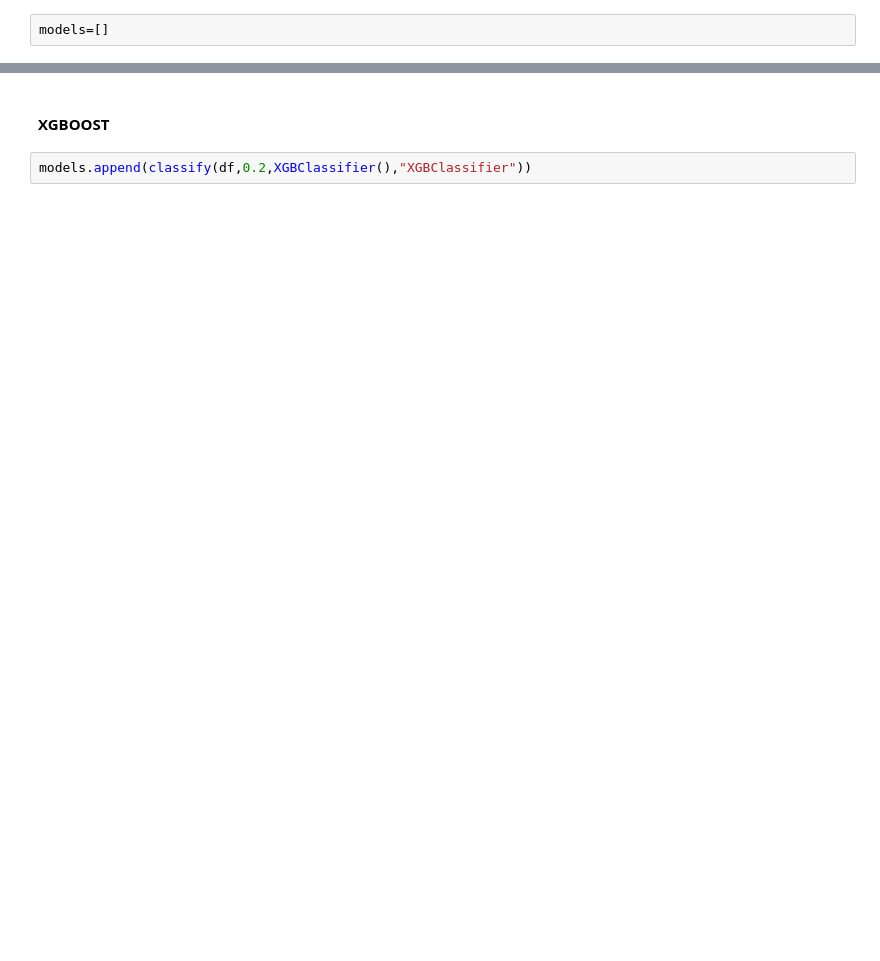
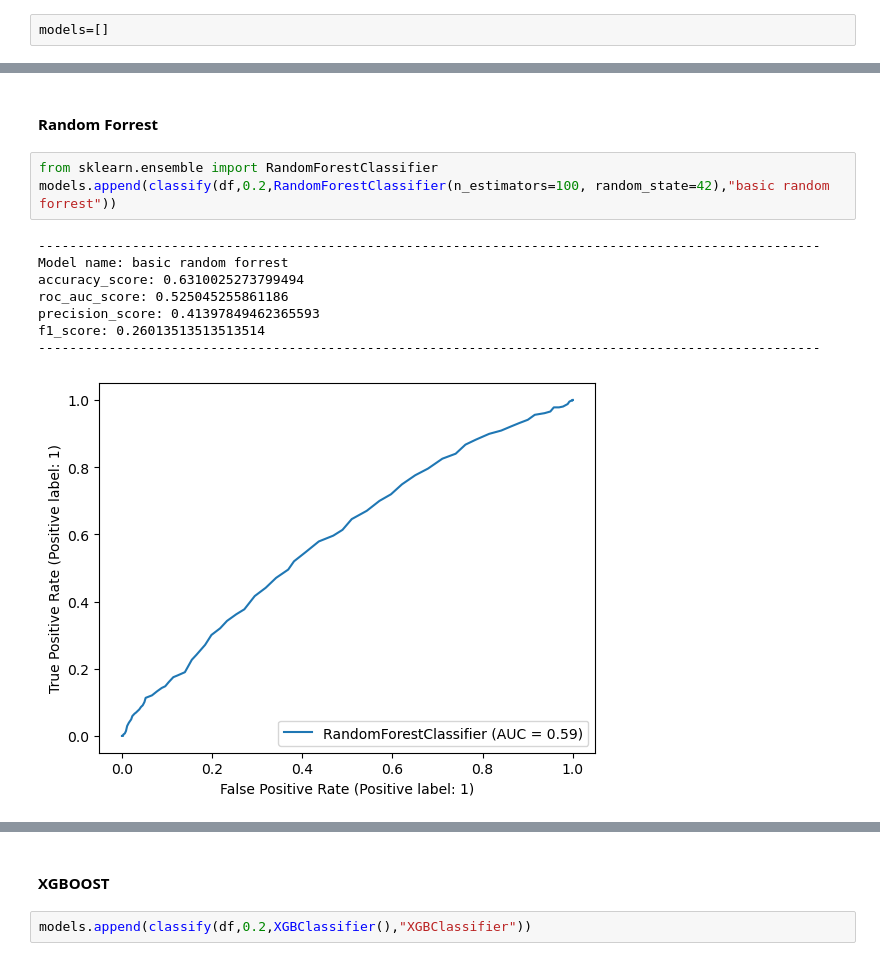
Before and after one commit to ariel-zilber/chess_improments_patterns, a Jupyter notebook: notebooks/features-classifier-fics.ipynb, the cells around one changed output, grey strips where cells are left out. Cells and saved outputs as stored; diff of their text form; blank space fills up the shorter version.

```diff
--- a/notebooks/features-classifier-fics.ipynb
+++ b/notebooks/features-classifier-fics.ipynb
@@ -351,0 +336,14 @@ models=[]
+# %% [markdown]
+#### Random Forrest
+# %%
+from sklearn.ensemble import RandomForestClassifier
+models.append(classify(df,0.2,RandomForestClassifier(n_estimators=100, random_state=42),"basic random forrest"))
+# %% [output]
+----------------------------------------------------------------------------------------------------
+Model name: basic random forrest
+accuracy_score: 0.6310025273799494
+roc_auc_score: 0.525045255861186
+precision_score: 0.41397849462365593
+f1_score: 0.26013513513513514
+----------------------------------------------------------------------------------------------------
+[figure, added]
```
Also changed, not shown: parts of 29 cells of this notebook, 6 other files.
